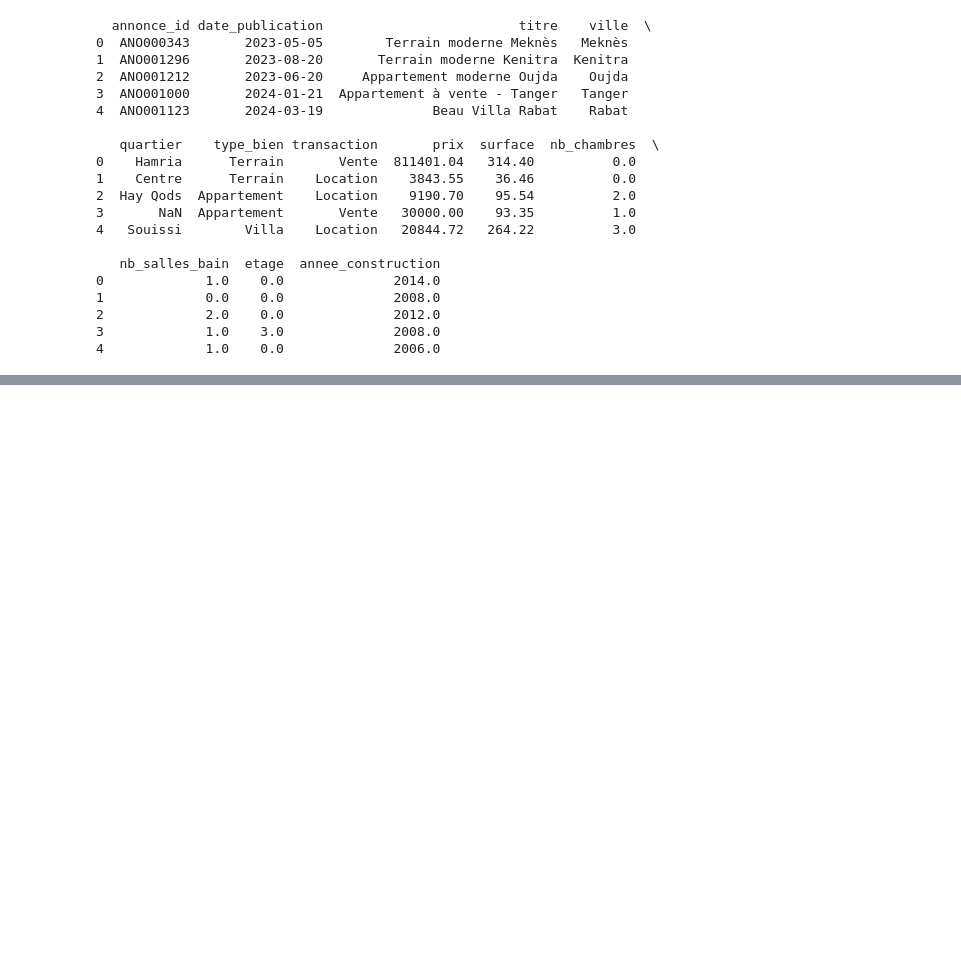
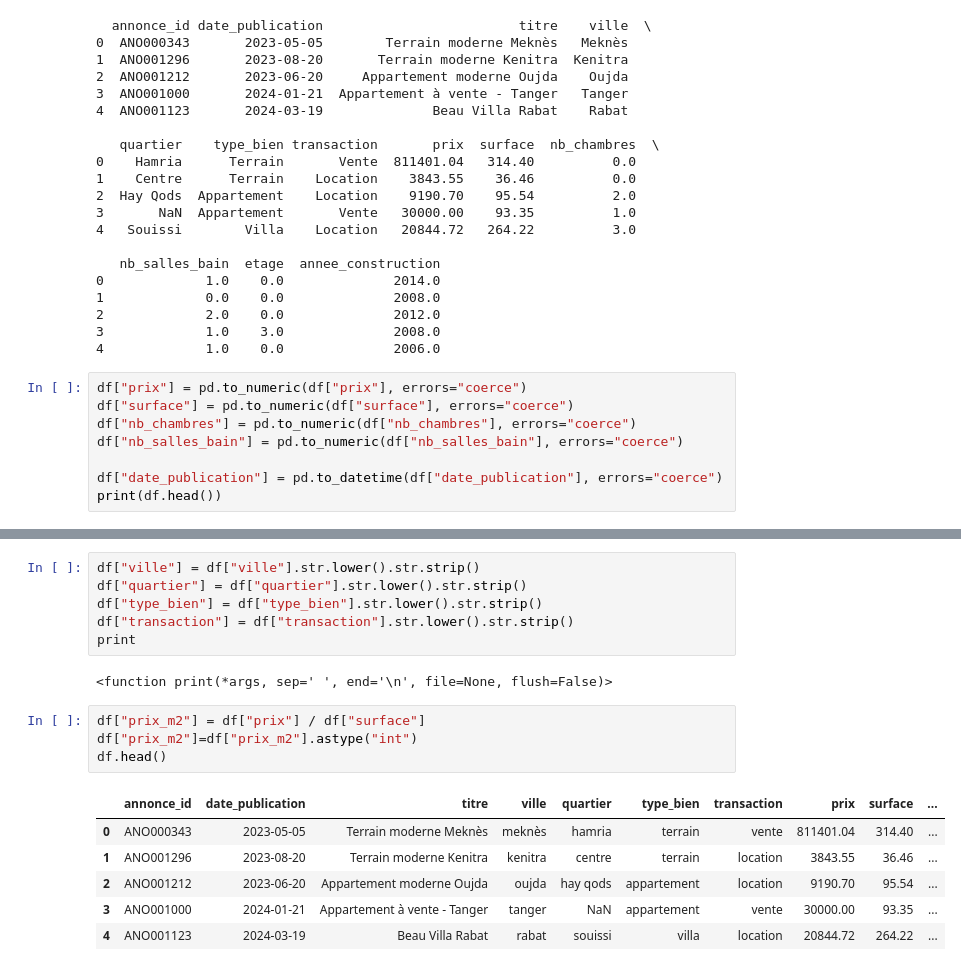
Before and after one commit to manalbessar-cpu/darkom-data-warehouse, a Jupyter notebook: clean/clean.ipynb, the cells around one changed output, grey strips where cells are left out. Cells and saved outputs as stored; diff of their text form; blank space fills up the shorter version.

Commit message:
update warehouse pipeline fix errors

```diff
--- a/clean/clean.ipynb
+++ b/clean/clean.ipynb
@@ -138,3 +138,11 @@ print(df.head())
 2             2.0    0.0              2012.0
 3             1.0    3.0              2008.0
 4             1.0    0.0              2006.0
+# %%
+df["prix"] = pd.to_numeric(df["prix"], errors="coerce")
+df["surface"] = pd.to_numeric(df["surface"], errors="coerce")
+df["nb_chambres"] = pd.to_numeric(df["nb_chambres"], errors="coerce")
+df["nb_salles_bain"] = pd.to_numeric(df["nb_salles_bain"], errors="coerce")
+
+df["date_publication"] = pd.to_datetime(df["date_publication"], errors="coerce")
+print(df.head())
@@ -140,0 +170,19 @@ print(df.head())
+# %%
+df["ville"] = df["ville"].str.lower().str.strip()
+df["quartier"] = df["quartier"].str.lower().str.strip()
+df["type_bien"] = df["type_bien"].str.lower().str.strip()
+df["transaction"] = df["transaction"].str.lower().str.strip()
+print
+# %% [output]
+<function print(*args, sep=' ', end='\n', file=None, flush=False)>
+# %%
+df["prix_m2"] = df["prix"] / df["surface"]
+df["prix_m2"]=df["prix_m2"].astype("int")
+df.head()
+# %% [output]
+|  | annonce_id | date_publication | titre | ville | quartier | type_bien | transaction | prix | surface | ... |
+| 0 | ANO000343 | 2023-05-05 | Terrain moderne Meknès | meknès | hamria | terrain | vente | 811401.04 | 314.40 | ... |
+| 1 | ANO001296 | 2023-08-20 | Terrain moderne Kenitra | kenitra | centre | terrain | location | 3843.55 | 36.46 | ... |
+| 2 | ANO001212 | 2023-06-20 | Appartement moderne Oujda | oujda | hay qods | appartement | location | 9190.70 | 95.54 | ... |
+| 3 | ANO001000 | 2024-01-21 | Appartement à vente - Tanger | tanger | NaN | appartement | vente | 30000.00 | 93.35 | ... |
+| 4 | ANO001123 | 2024-03-19 | Beau Villa Rabat | rabat | souissi | villa | location | 20844.72 | 264.22 | ... |
```
Also changed, not shown: parts of 4 cells of this notebook, 6 other files.
